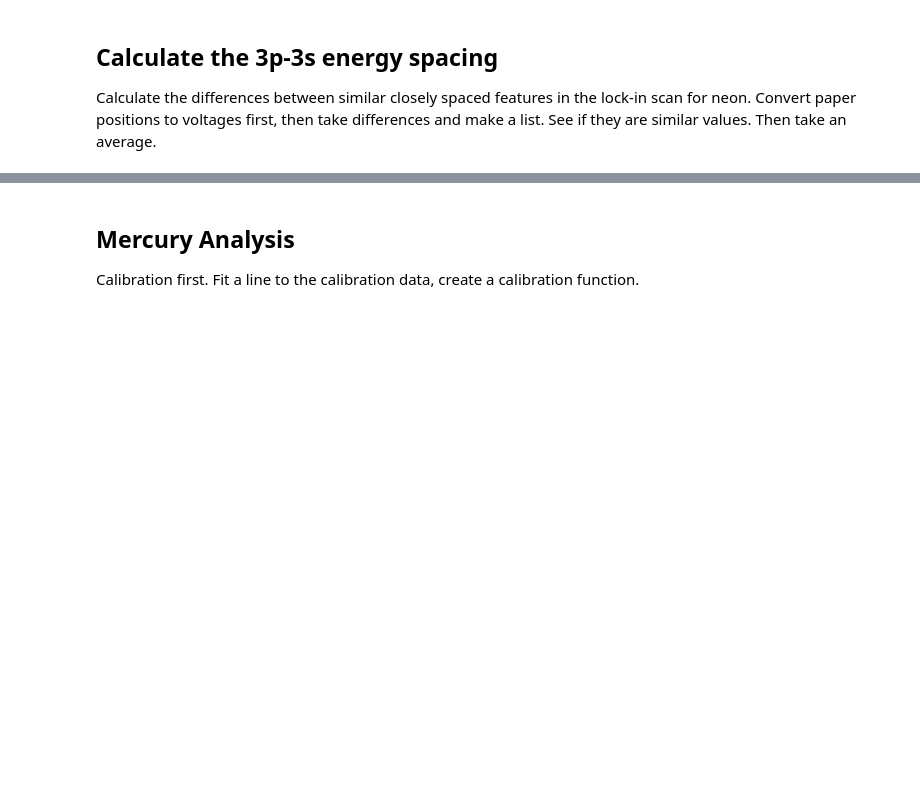
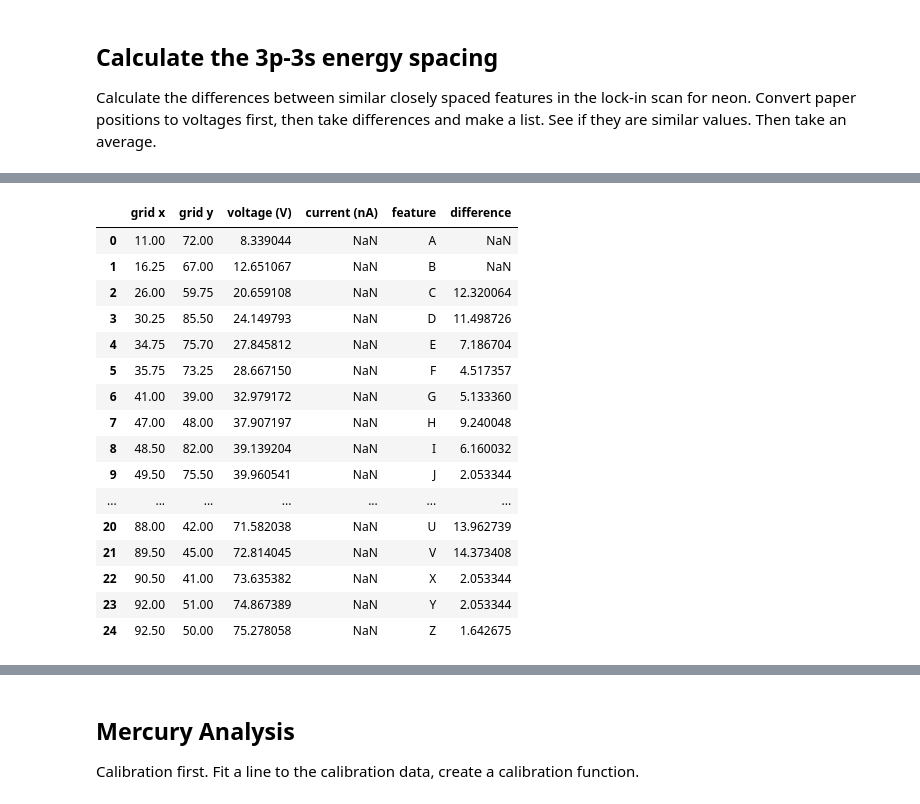
Before and after one commit to alberthu233/Phys432, a Jupyter notebook: FH/Franck-Hertz.ipynb, the cells around one changed output, grey strips where cells are left out. Cells and saved outputs as stored; diff of their text form; code cells hidden in the pictures; blank space fills up the shorter version.

```diff
--- a/FH/Franck-Hertz.ipynb
+++ b/FH/Franck-Hertz.ipynb
@@ -304,3 +409,7 @@ print('\nRSB method using quadratic fit to peak/trough positions')
 ## Calculate the 3p-3s energy spacing
 
 Calculate the differences between similar closely spaced features in the lock-in scan for neon.  Convert paper positions to voltages first, then take differences and make a list.  See if they are similar values.  Then take an average.
+# %%
+# read neon lock in small feature
+Ne_SF = pd.read_excel(FHdata, sheet_name='Neon Lock-In Small Features')
+Ne_SF.head()
@@ -306,0 +446,23 @@ Calculate the differences between similar closely spaced features in the lock-in
+# %%
+# to get the peak to peak value, there must be at least one features away from each other
+# calculate difference in each rows by subtracting the next 2 row from the current row
+Ne_SF['difference'] = Ne_SF['voltage (V)'] - Ne_SF['voltage (V)'].shift(2)
+Ne_SF
+# %% [output]
+|  | grid x | grid y | voltage (V) | current (nA) | feature | difference |
+| 0 | 11.00 | 72.00 | 8.339044 | NaN | A | NaN |
+| 1 | 16.25 | 67.00 | 12.651067 | NaN | B | NaN |
+| 2 | 26.00 | 59.75 | 20.659108 | NaN | C | 12.320064 |
+| 3 | 30.25 | 85.50 | 24.149793 | NaN | D | 11.498726 |
+| 4 | 34.75 | 75.70 | 27.845812 | NaN | E | 7.186704 |
+| 5 | 35.75 | 73.25 | 28.667150 | NaN | F | 4.517357 |
+| 6 | 41.00 | 39.00 | 32.979172 | NaN | G | 5.133360 |
+| 7 | 47.00 | 48.00 | 37.907197 | NaN | H | 9.240048 |
+| 8 | 48.50 | 82.00 | 39.139204 | NaN | I | 6.160032 |
+| 9 | 49.50 | 75.50 | 39.960541 | NaN | J | 2.053344 |
+| ... | ... | ... | ... | ... | ... | ... |
+| 20 | 88.00 | 42.00 | 71.582038 | NaN | U | 13.962739 |
+| 21 | 89.50 | 45.00 | 72.814045 | NaN | V | 14.373408 |
+| 22 | 90.50 | 41.00 | 73.635382 | NaN | X | 2.053344 |
+| 23 | 92.00 | 51.00 | 74.867389 | NaN | Y | 2.053344 |
+| 24 | 92.50 | 50.00 | 75.278058 | NaN | Z | 1.642675 |
```
Also changed, not shown: parts of 28 cells of this notebook.
